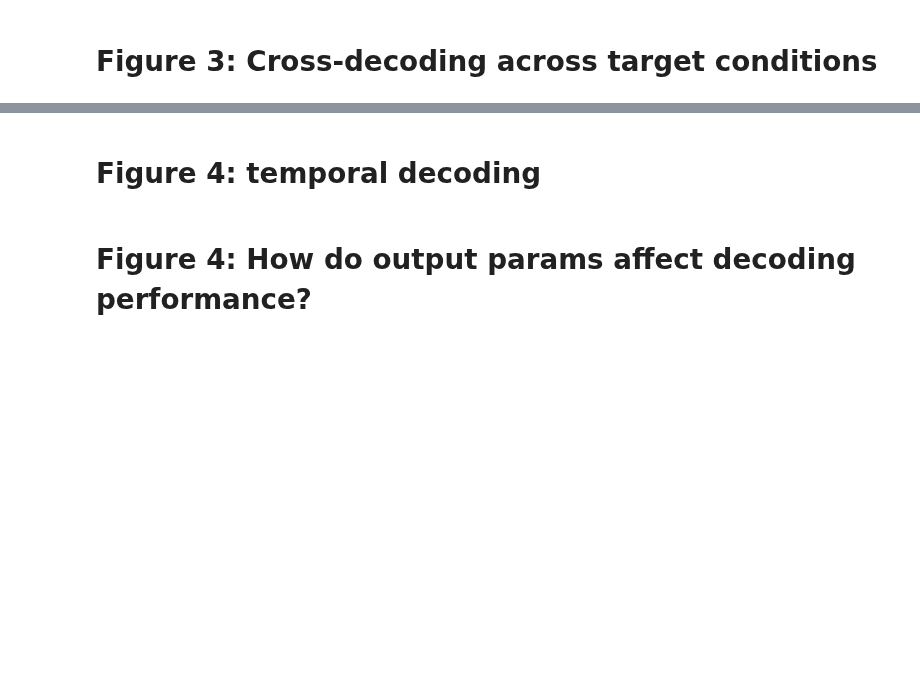
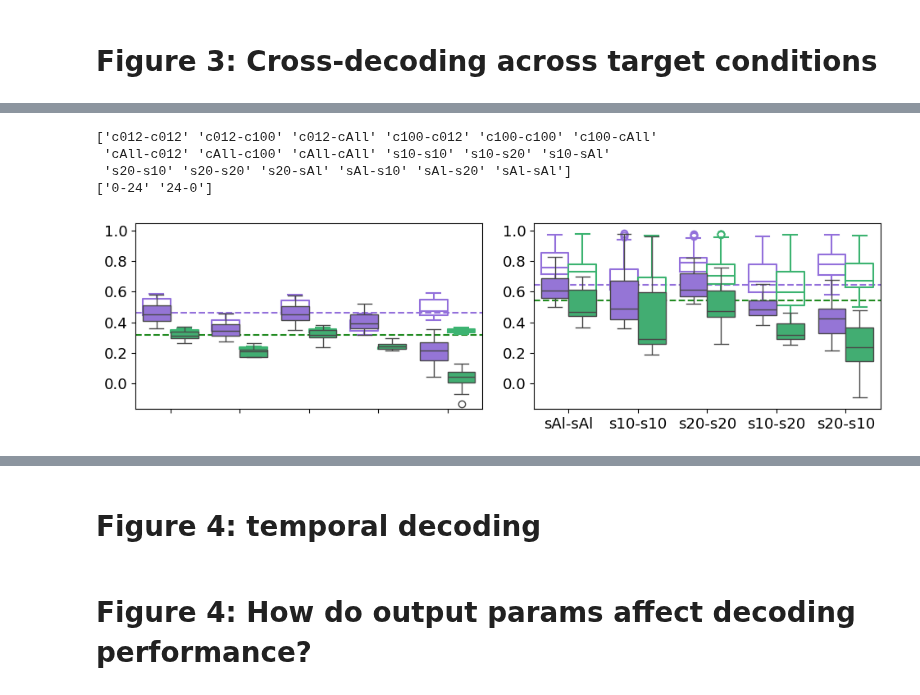
Before and after one commit to mayolabvision/NeuralDecoding, a Jupyter notebook: analyses/COSYNE_Plots.ipynb, the cells around one changed output, grey strips where cells are left out. Cells and saved outputs as stored; diff of their text form; code cells hidden in the pictures; blank space fills up the shorter version.

```diff
--- a/analyses/COSYNE_Plots.ipynb
+++ b/analyses/COSYNE_Plots.ipynb
@@ -400,7 +393,7 @@ data_folder = '/Users/kendranoneman/Projects/mayo/NeuralDecoding/runs/'
 sub_folder = 'cosyne/cross_decoding'
 
 column_names = ['sess','timePrePost','output_binWidth','downsample_factor','input_timeWindow','input_binWidth','model','output','condition','trainCondition','testCondition','nMT','nFEF','repeat','outer_fold','R2_train','rho_train','R2','rho','R2_shuf','rho_shuf','eval_full','prms','preProcess_time','train_time','test_time','neuronInds']
-df,_,_,_ = get_outputs_wTraces(data_folder+sub_folder,["-o0-"],column_names)
+df = get_outputs(data_folder+sub_folder,["-o0-"],column_names)
 
 df['train-test'] = df['trainCondition'] + '-' + df['testCondition']
 df['mt-fef'] = df['nMT'].astype(str) + '-' + df['nFEF'].astype(str)
@@ -411,7 +412,7 @@ from scipy.stats import mannwhitneyu, normaltest
 from statannotations.Annotator import Annotator
 from utils import *
 
-df2 = df.groupby(['mt-fef','train-test','outer_fold','repeat','model'])["R2_mn"].mean().reset_index(name="mR2")
+df2 = df.groupby(['mt-fef','train-test','outer_fold','repeat','model','condition',"R2tr_mn"])["R2_mn"].mean().reset_index(name="mR2")
 df2 = df2.loc[(df2['mt-fef']!='24-24') & (df2['mt-fef']!='24-41') & (df2['mt-fef']!='12-12')]
 
 df2.head(10)
@@ -418,7 +431,10 @@ df2.head(10)
 # %%
+print(df2['train-test'].unique())
+print(df2['mt-fef'].unique())
+
 plt.rcParams.update({'font.size': 13})
 
-fig, axes = plt.subplots(1,2,figsize=(10,3), sharey=True)
+fig, axes = plt.subplots(1,2,figsize=(10,3), sharey=False)
 fig.tight_layout()
 plt.subplots_adjust(wspace=0.1, hspace=0.1)
 
@@ -436,42 +452,83 @@ pairs = [
     [('s20-s20','24-0'), ('s10-s20','24-0')],
     [('s20-s20','24-0'), ('s20-s10','24-0')],
     [('s10-s20','24-0'), ('s20-s10','24-0')],
 ]
 
-pal = ['mediumpurple','mediumseagreen']
-order = ['s10-s10','s20-s20','s10-s20','s20-s10']
+pal = ['mediumpurple','mediumseagreen','blue','yellow','black']
+order = ['sAl-sAl','s10-s10','s20-s20','s10-s20','s20-s10']
 
-hue_plot_params = {'data': df2.loc[df2['model']==0],'x': 'train-test','y': 'mR2', 'hue': 'mt-fef', 'palette': pal, 'order': order, 'saturation': 0.9}
-a1 = sns.boxplot(ax=axes[0], **hue_plot_params)
-a1.axhline(df2.loc[(df2['train-test']=='sAl-sAl') & (df2['mt-fef']=='0-24') & (df2['model']==0)]['mR2'].values.mean(),linestyle='--',color='mediumpurple',zorder=0)
-a1.axhline(df2.loc[(df2['train-test']=='sAl-sAl') &(df2['mt-fef']=='24-0') & (df2['model']==0)]['mR2'].values.mean(),linestyle='--',color='forestgreen',zorder=0)
+hue_plot_params = {'data': df2.loc[(df2['model']==0) & (df2['condition']=='speed')],'x': 'train-test','y': 'mR2', 'hue': 'mt-fef', 'palette': pal, 'order': order, 'saturation': 0.9}
+a1 = sns.boxplot(ax=axes[0], **hue_plot_params,zorder=3)
+
+hue_plot_params = {'data': df2.loc[(df2['model']==0) & (df2['condition']=='speed')],'x': 'train-test','y': 'R2tr_mn', 'hue': 'mt-fef', 'palette': pal, 'order': order, 'saturation': 0.5, 'fill': False}
+a1b = sns.boxplot(ax=axes[0], **hue_plot_params,zorder=2)
+
+for i, artist in enumerate(a1b.artists):
+    # Get the edge color of the boxplot
+    edge_color = sns.color_palette(pal)[i % len(order)]
+
+    # Change saturation of the edge color
+    new_edge_color = sns.desaturate(edge_color, 0.3)  # Adjust saturation here
+
+    # Set the modified edge color to the boxplot edges
+    for line in a1b.lines[i * 5:i * 5 + 5]:
+        line.set_color(new_edge_color)
+
+a1.axhline(df2.loc[(df2['train-test']=='sAl-sAl') & (df2['mt-fef']=='0-24') & (df2['model']==0)  & (df2['condition']=='speed')]['mR2'].values.mean(),linestyle='--',color='mediumpurple',zorder=1)
+a1.axhline(df2.loc[(df2['train-test']=='sAl-sAl') &(df2['mt-fef']=='24-0') & (df2['model']==0)  & (df2['condition']=='speed')]['mR2'].values.mean(),linestyle='--',color='forestgreen',zorder=0)
 #a1.axhline(df2.loc[(df2['train-test']=='sAl-sAl') &(df2['mt-fef']=='12-12')]['mR2'].values.mean(),linestyle='--',color='yellow',zorder=0)
 
 #a1.set_ylim(-0.3,1.75)
 #annotator = Annotator(axes[0], pairs, **hue_plot_params)
 #annotator.configure(test="Mann-Whitney").apply_and_annotate()
 a1.set(xlabel=None)
 a1.set(ylabel=None)
+a1.set_ylim(-0.17,1.05)
 a1.set(xticklabels=[])
+a1.set_yticks([0,0.2,0.4,0.6,0.8,1])
 #a1.set(xlabel='train-test')
 #a1.set(title='speed')
 a1.get_legend().remove()
 
-hue_plot_params = {'data': df2.loc[df2['model']==8],'x': 'train-test','y': 'mR2', 'hue': 'mt-fef', 'palette': pal, 'order': order, 'saturation': 0.9}
-a2 = sns.boxplot(ax=axes[1], **hue_plot_params)
-a2.axhline(df2.loc[(df2['train-test']=='sAl-sAl') & (df2['mt-fef']=='0-24') & (df2['model']==8)]['mR2'].values.mean(),linestyle='--',color='mediumpurple',zorder=0)
-a2.axhline(df2.loc[(df2['train-test']=='sAl-sAl') &(df2['mt-fef']=='24-0') & (df2['model']==8)]['mR2'].values.mean(),linestyle='--',color='forestgreen',zorder=0)
+hue_plot_params = {'data': df2.loc[(df2['model']==6)  & (df2['condition']=='speed')],'x': 'train-test','y': 'mR2', 'hue': 'mt-fef', 'palette': pal, 'order': order, 'saturation': 0.9}
+a2 = sns.boxplot(ax=axes[1], **hue_plot_params,zorder=3)
+
+hue_plot_params = {'data': df2.loc[(df2['model']==6) & (df2['condition']=='speed')],'x': 'train-test','y': 'R2tr_mn', 'hue': 'mt-fef', 'palette': pal, 'order': order, 'saturation': 0.5, 'fill': False}
+a2b = sns.boxplot(ax=axes[1], **hue_plot_params,zorder=2)
+
+for i, artist in enumerate(a2b.artists):
+    # Get the edge color of the boxplot
+    edge_color = sns.color_palette(pal)[i % len(order)]
+
+    # Change saturation of the edge color
+    new_edge_color = sns.desaturate(edge_color, 0.3)  # Adjust saturation here
+
+    # Set the modified edge color to the boxplot edges
+    for line in a1b.lines[i * 5:i * 5 + 5]:
+        line.set_color(new_edge_color)
+
+a2.axhline(df2.loc[(df2['train-test']=='sAl-sAl') & (df2['mt-fef']=='0-24') & (df2['model']==8)  & (df2['condition']=='speed')]['mR2'].values.mean(),linestyle='--',color='mediumpurple',zorder=1)
+a2.axhline(df2.loc[(df2['train-test']=='sAl-sAl') &(df2['mt-fef']=='24-0') & (df2['model']==8)  & (df2['condition']=='speed')]['mR2'].values.mean(),linestyle='--',color='forestgreen',zorder=0)
 #a2.axhline(df2.loc[(df2['train-test']=='sAl-sAl') &(df2['mt-fef']=='12-12')]['mR2'].values.mean(),linestyle='--',color='yellow',zorder=0)
 
-#a2.set_ylim(-0.3,1.75)
+a2.set_ylim(-0.17,1.05)
 #annotator = Annotator(axes[1], pairs, **hue_plot_params)
 #annotator.configure(test="Mann-Whitney").apply_and_annotate()
 a2.set(xlabel=None)
 a2.set(ylabel=None)
-a2.set(xticklabels=[])
+#a2.set(xticklabels=[])
+a2.set_yticks([0,0.2,0.4,0.6,0.8,1])
 #a2.set(xlabel='train-test')
 #a2.set(title='speed')
 a2.get_legend().remove()
 
+plt.subplots_adjust(wspace=0.15, hspace=0.1)
+
 
 fig.savefig(fig_folder+'/R2_crossSpeed_s29.png', dpi=600, bbox_inches='tight')
+# %% [output]
+['c012-c012' 'c012-c100' 'c012-cAll' 'c100-c012' 'c100-c100' 'c100-cAll'
+ 'cAll-c012' 'cAll-c100' 'cAll-cAll' 's10-s10' 's10-s20' 's10-sAl'
+ 's20-s10' 's20-s20' 's20-sAl' 'sAl-s10' 'sAl-s20' 'sAl-sAl']
+['0-24' '24-0']
+[figure, added]
```
Also changed, not shown: parts of 6 cells of this notebook, 6 other files.
